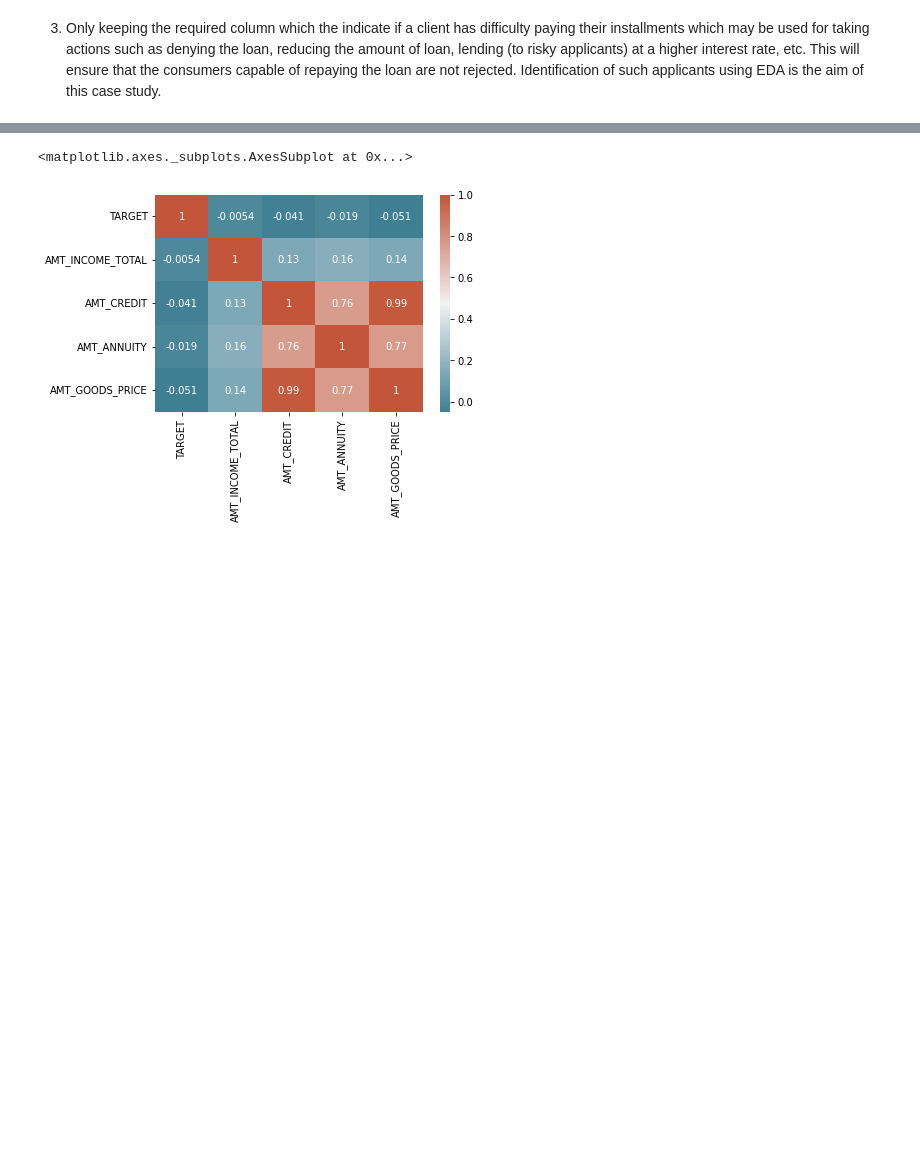
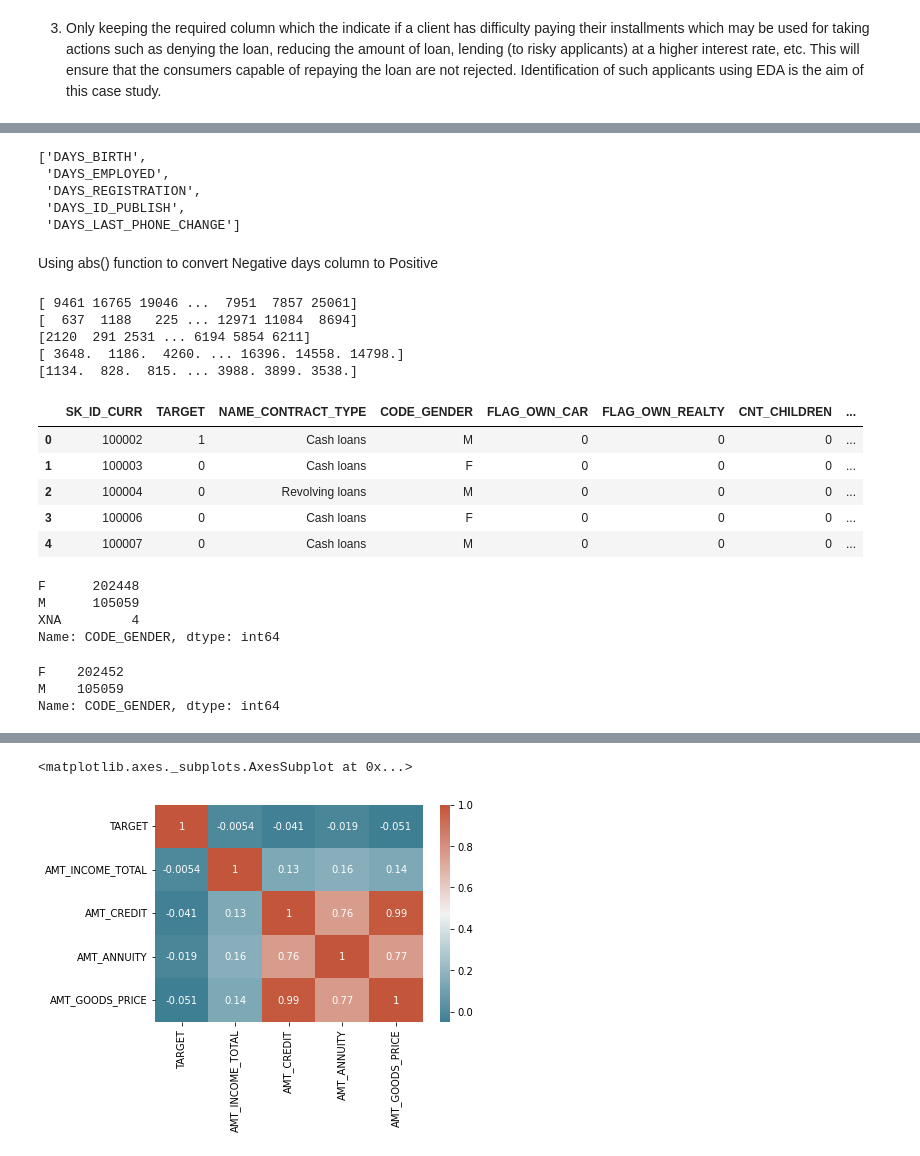
Before and after one commit to Ritu-95/python_code, a Jupyter notebook: EDA.ipynb, the cells around one changed output, grey strips where cells are left out. Drawn from its saved outputs; the diff is of its cells as text; code cells hidden in the pictures; blank space fills up the shorter version.

```diff
--- a/EDA.ipynb
+++ b/EDA.ipynb
@@ -89,0 +210,52 @@ new_df.shape
+# %%
+# Lets make list of DAYs as days_col
+days_col = [i for i in df if i.startswith('DAYS')]
+days_col
+# %% [output]
+['DAYS_BIRTH',
+ 'DAYS_EMPLOYED',
+ 'DAYS_REGISTRATION',
+ 'DAYS_ID_PUBLISH',
+ 'DAYS_LAST_PHONE_CHANGE']
+# %% [markdown]
+Using abs() function to convert Negative days column to Positive
+# %%
+df[days_col] = abs(df[days_col])
+print(df['DAYS_BIRTH'].unique())
+print(df['DAYS_EMPLOYED'].unique())
+print(df[ 'DAYS_ID_PUBLISH'].unique())
+print(df['DAYS_REGISTRATION'].unique())
+print(df['DAYS_LAST_PHONE_CHANGE'].unique())
+# %% [output]
+[ 9461 16765 19046 ...  7951  7857 25061]
+[  637  1188   225 ... 12971 11084  8694]
+[2120  291 2531 ... 6194 5854 6211]
+[ 3648.  1186.  4260. ... 16396. 14558. 14798.]
+[1134.  828.  815. ... 3988. 3899. 3538.]
+# %%
+#Changing column with 'Y/N' values to '1/0' . For ease of better understanding. These are max columns with 'FLAG' keywords.
+df['FLAG_OWN_CAR'] = np.where(df['FLAG_OWN_CAR']=='Y',1,0)
+df['FLAG_OWN_REALTY'] = np.where(df['FLAG_OWN_CAR']=='Y',1,0)
+df.head()
+# %% [output]
+|  | SK_ID_CURR | TARGET | NAME_CONTRACT_TYPE | CODE_GENDER | FLAG_OWN_CAR | FLAG_OWN_REALTY | CNT_CHILDREN | ... |
+| 0 | 100002 | 1 | Cash loans | M | 0 | 0 | 0 | ... |
+| 1 | 100003 | 0 | Cash loans | F | 0 | 0 | 0 | ... |
+| 2 | 100004 | 0 | Revolving loans | M | 0 | 0 | 0 | ... |
+| 3 | 100006 | 0 | Cash loans | F | 0 | 0 | 0 | ... |
+| 4 | 100007 | 0 | Cash loans | M | 0 | 0 | 0 | ... |
+# %%
+# Lets Impute CODE_Gender 'XNA' value accordingly with most frequent value
+df.CODE_GENDER.value_counts()
+# %% [output]
+F      202448
+M      105059
+XNA         4
+Name: CODE_GENDER, dtype: int64
+# %%
+df.loc[df.CODE_GENDER =='XNA','CODE_GENDER'] ="F"
+df.CODE_GENDER.value_counts()
+# %% [output]
+F    202452
+M    105059
+Name: CODE_GENDER, dtype: int64
```
Also changed, not shown: parts of 33 cells of this notebook.
